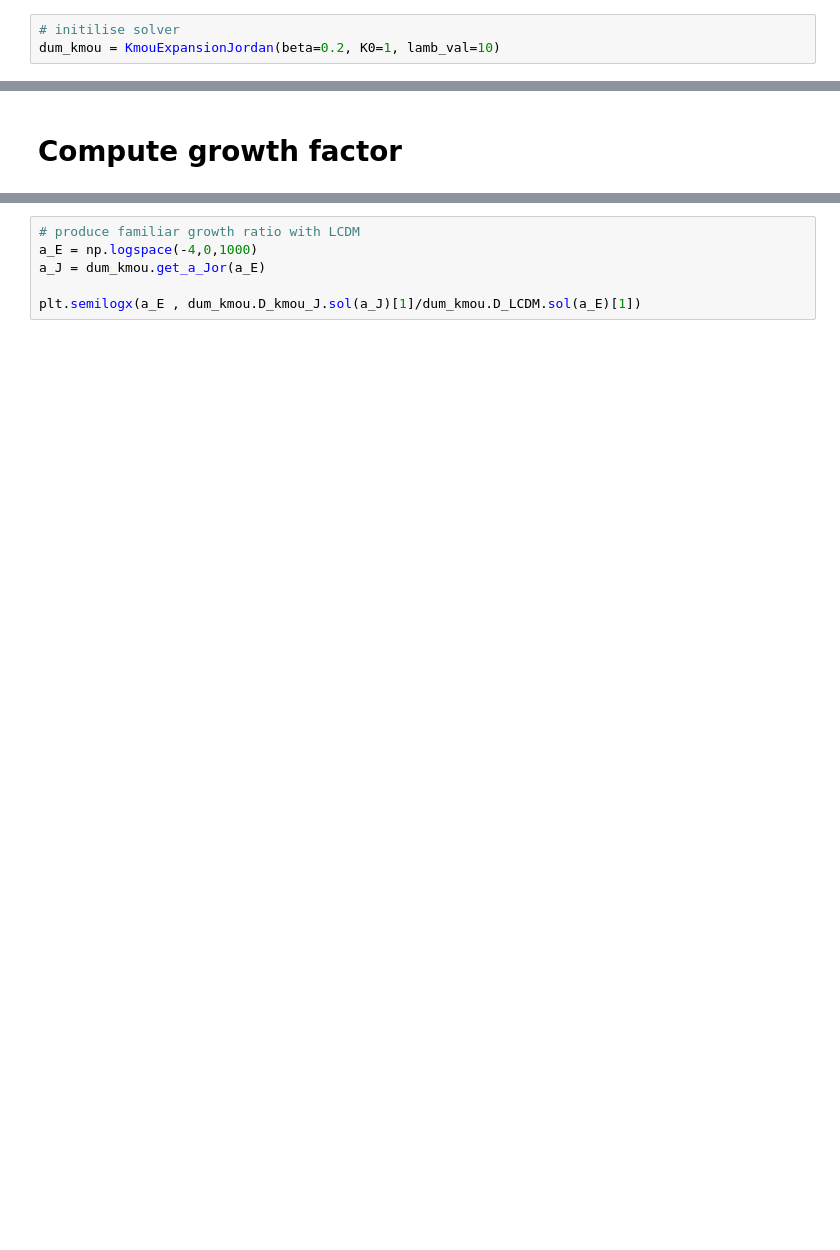
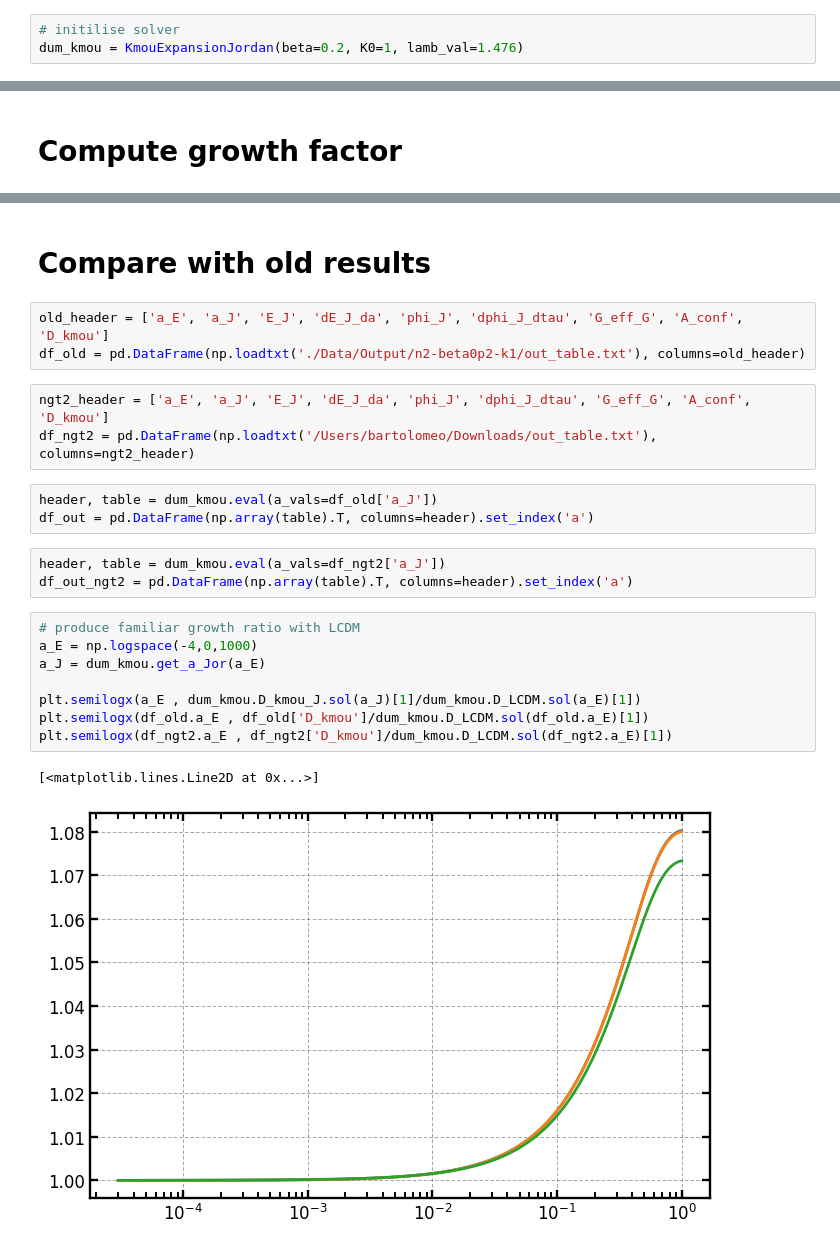
Before and after one commit to BartolomeoF/K-mouflage, a Jupyter notebook: Test.ipynb, the cells around one changed output, grey strips where cells are left out. Drawn from its saved outputs; the diff is of its cells as text; blank space fills up the shorter version.

Commit message:
Add comparison with old results

```diff
--- a/Test.ipynb
+++ b/Test.ipynb
@@ -17,7 +17,7 @@ import matplotlib.cm     as cm
 from solver import KmouExpansionJordan
 # %%
 # initilise solver
-dum_kmou = KmouExpansionJordan(beta=0.2, K0=1, lamb_val=10)
+dum_kmou = KmouExpansionJordan(beta=0.2, K0=1, lamb_val=1.476)
 # %%
 # dum_kmou.tune_lambda(E_target=1.105861, a_target=0.875543)
 dum_kmou.tune_lambda(E_target=1, a_target=1, frame='Einstein', maxiter=10) # tune lambda to recover E=E_target in the desired frame
@@ -66,6 +118,25 @@ plt.plot(dum_kmou.D_LCDM['t'],dum_kmou.D_LCDM['y'][1])
+# %% [markdown]
+# Compare with old results
+# %%
+old_header = ['a_E', 'a_J', 'E_J', 'dE_J_da', 'phi_J', 'dphi_J_dtau', 'G_eff_G', 'A_conf', 'D_kmou']
+df_old = pd.DataFrame(np.loadtxt('./Data/Output/n2-beta0p2-k1/out_table.txt'), columns=old_header)
+# %%
+ngt2_header = ['a_E', 'a_J', 'E_J', 'dE_J_da', 'phi_J', 'dphi_J_dtau', 'G_eff_G', 'A_conf', 'D_kmou']
+df_ngt2 = pd.DataFrame(np.loadtxt('/Users/bartolomeo/Downloads/out_table.txt'), columns=ngt2_header)
+# %%
+header, table = dum_kmou.eval(a_vals=df_old['a_J'])
+df_out = pd.DataFrame(np.array(table).T, columns=header).set_index('a')
+# %%
+header, table = dum_kmou.eval(a_vals=df_ngt2['a_J'])
+df_out_ngt2 = pd.DataFrame(np.array(table).T, columns=header).set_index('a')
 # %%
 # produce familiar growth ratio with LCDM
 a_E = np.logspace(-4,0,1000)
 a_J = dum_kmou.get_a_Jor(a_E)
 
 plt.semilogx(a_E , dum_kmou.D_kmou_J.sol(a_J)[1]/dum_kmou.D_LCDM.sol(a_E)[1])
+plt.semilogx(df_old.a_E , df_old['D_kmou']/dum_kmou.D_LCDM.sol(df_old.a_E)[1])
+plt.semilogx(df_ngt2.a_E , df_ngt2['D_kmou']/dum_kmou.D_LCDM.sol(df_ngt2.a_E)[1])
+# %% [output]
+[<matplotlib.lines.Line2D at 0x...>]
+[figure, added]
```
Also changed, not shown: parts of 12 cells of this notebook.
